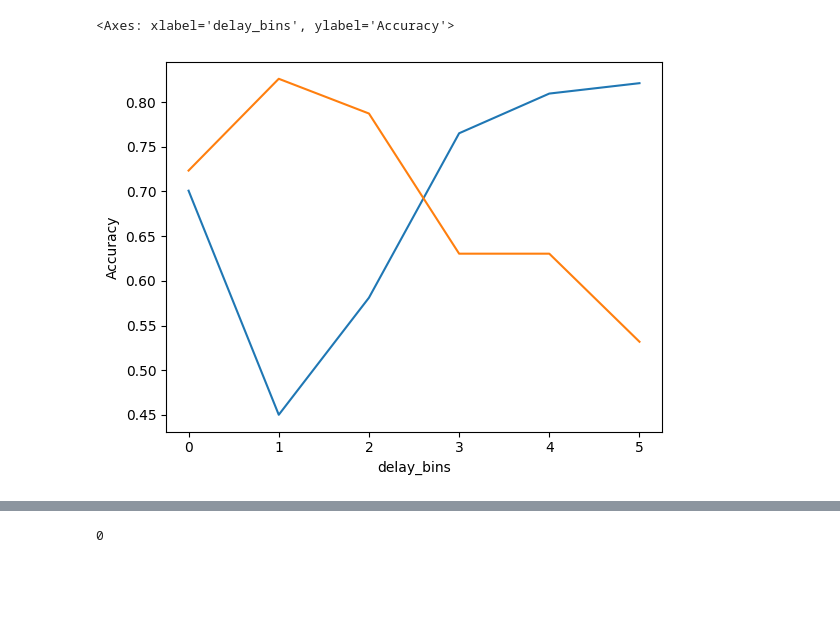
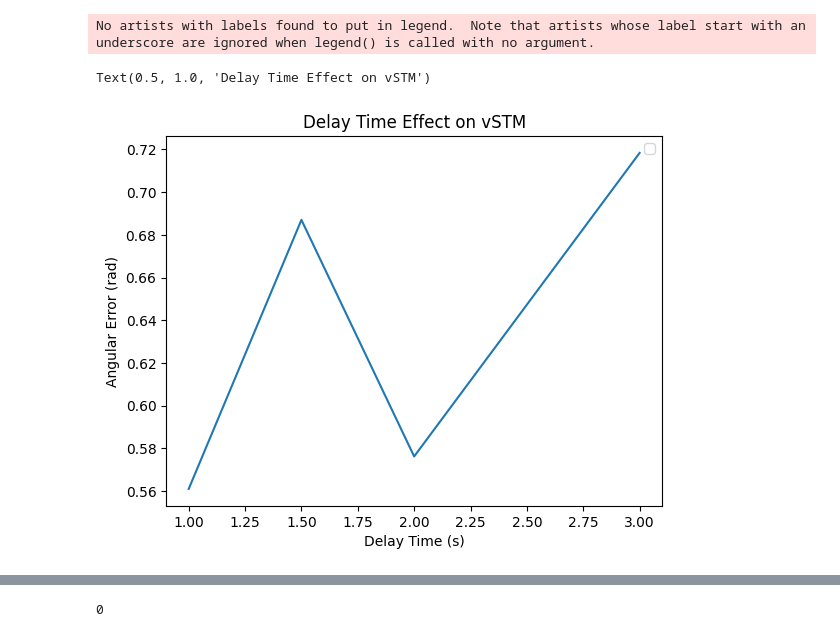
Before and after one commit to aidapiccato/multi-memory-analysis, a Jupyter notebook: notebooks/short_term_analysis.ipynb, the cells around one changed output, grey strips where cells are left out. Drawn from its saved outputs; the diff is of its cells as text; code cells hidden in the pictures; blank space fills up the shorter version.

```diff
--- a/notebooks/short_term_analysis.ipynb
+++ b/notebooks/short_term_analysis.ipynb
@@ -20,15 +23,17 @@ logs_path = 'C:\\Users\\isami\\Dropbox\\multi-memory'
 
 # Replace this with the name of the dataset directories
 datasets = ["2023_07_18_11_31_09",
-"2023_07_18_11_58_28"]
-
-# "2023_07_18_13_44_54",
-# "2023_07_18_13_46_05",
-# "2023_07_18_14_06_59",
-# "2023_07_18_17_16_22",
-# "2023_07_19_10_01_36",
-# "2023_07_19_10_22_23",
-# "2023_07_18_11_08_50"]
+"2023_07_18_11_58_28","2023_07_18_13_44_54",
+"2023_07_18_13_46_05",
+"2023_07_18_14_06_59",
+"2023_07_18_17_16_22",
+"2023_07_19_10_01_36",
+"2023_07_19_10_22_23",
+"2023_07_18_11_08_50",
+"2023_07_25_09_06_21",
+"2023_07_25_09_15_18",
+"2023_07_25_09_32_48",
+"2023_07_25_09_44_59"]
 
 trial_paths = get_trial_paths.get_trial_paths(logs_path=logs_path, datasets=datasets)
 df = get_trial_dataframe.get_trial_dataframe(trial_paths=trial_paths)
@@ -53,0 +72,2 @@ Index(['trial_num', 'time', 'block_id', 'visible', 'ltm', 'object_0_x',
+# %%
+df = df[df['fixed'] == 1]
@@ -54,18 +89,24 @@ Index(['trial_num', 'time', 'block_id', 'visible', 'ltm', 'object_0_x',
 # %%
 precision_difference_arr = []
 
 for (row_index,row_data) in df.iterrows():
     precision_difference_arr.append(analysis_pipeline.find_angular_dist(row_data['object_0_theta'],row_data['response_theta']))
 
 df['precision_difference_0'] = precision_difference_arr
 df['precision_difference_0_abs'] = df['precision_difference_0'].abs()
 
 ylabel = 'Angular Distance from Target (rad)'
 
 analysis_pipeline.round('delay_s',df)
-df['delay_bins'] = pd.qcut(df['delay_s'],6,labels=np.arange(6),duplicates='drop')
-df.groupby('delay_bins').precision_difference_0_abs.mean().plot(ylabel="Angular Error (rad)")
-df.groupby('delay_bins').correct.mean().plot(ylabel="Accuracy")
+_,bins = pd.qcut(df['rounded_delay_s'],4,duplicates='drop', retbins=True)
+df['delay_bins'] = pd.qcut(df['rounded_delay_s'], q=4, labels=np.round(bins[1:], 1))
+fig,ax = plt.subplots()
+ax.plot(df.groupby('delay_bins').precision_difference_0_abs.mean())
+plt.legend()
+plt.xlabel('Delay Time (s)')
+plt.ylabel('Angular Error (rad)')
+plt.title('Delay Time Effect on vSTM')
 # %% [output]
-<Axes: xlabel='delay_bins', ylabel='Accuracy'>
+No artists with labels found to put in legend.  Note that artists whose label start with an underscore are ignored when legend() is called with no argument.
+Text(0.5, 1.0, 'Delay Time Effect on vSTM')
-[figure, old version]
+[figure, new version]
```
Also changed, not shown: parts of 33 cells of this notebook, 8 other files.
